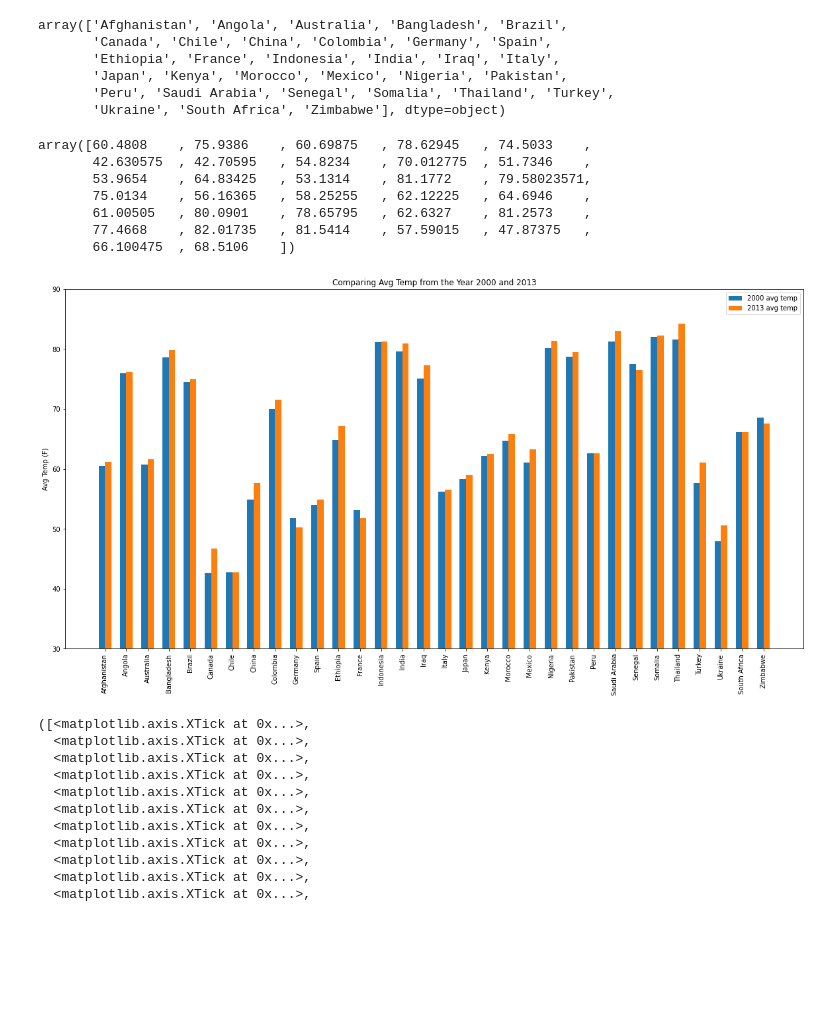
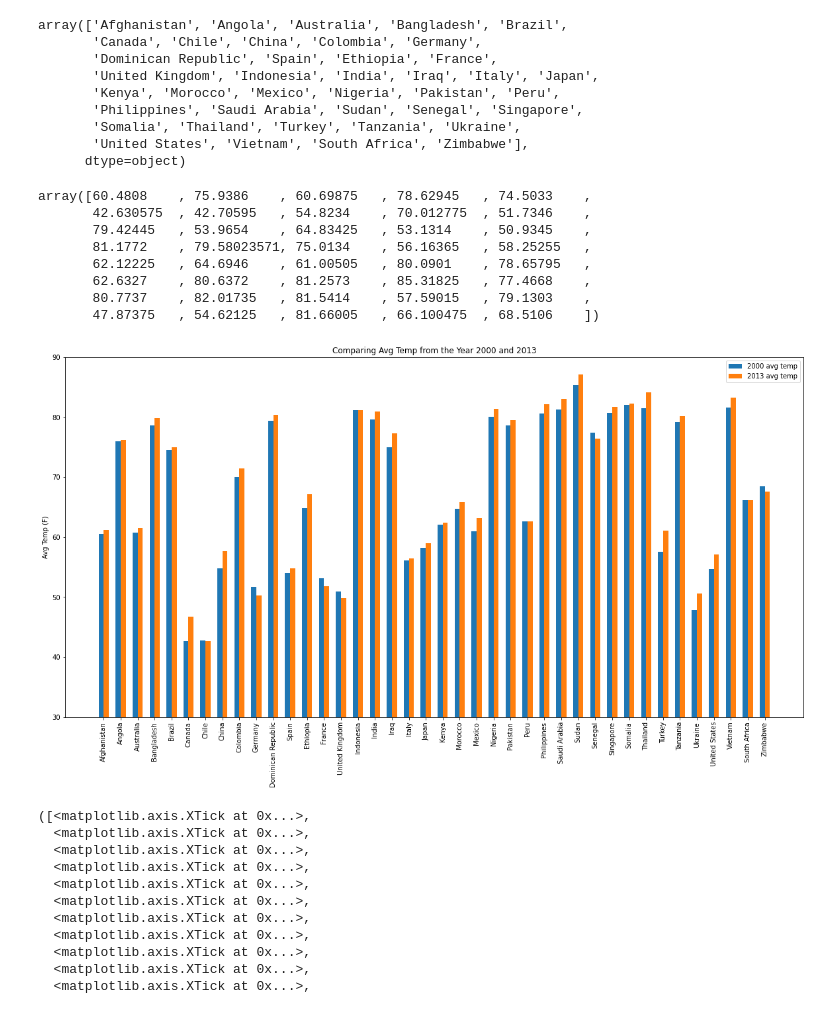
Before and after one commit to moriahtaylor1/climate-change-analysis, a Jupyter notebook: extreme_weather.ipynb, the cells around one changed output. Cells and saved outputs as stored; diff of their text form; code cells hidden in the pictures; blank space fills up the shorter version.

Commit message:
Changed avg temp graph and resaved in images folder

```diff
--- a/extreme_weather.ipynb
+++ b/extreme_weather.ipynb
@@ -36,51 +36,55 @@ combined_q4_data
 # %%
 #Check what countries
-unique_countries = combined_q4_data['country'].unique()
+unique_countries = question4_dfdata['country'].unique()
 unique_countries
 # %% [output]
 array(['Afghanistan', 'Angola', 'Australia', 'Bangladesh', 'Brazil',
-       'Canada', 'Chile', 'China', 'Colombia', 'Germany', 'Spain',
-       'Ethiopia', 'France', 'Indonesia', 'India', 'Iraq', 'Italy',
-       'Japan', 'Kenya', 'Morocco', 'Mexico', 'Nigeria', 'Pakistan',
-       'Peru', 'Saudi Arabia', 'Senegal', 'Somalia', 'Thailand', 'Turkey',
-       'Ukraine', 'South Africa', 'Zimbabwe'], dtype=object)
+       'Canada', 'Chile', 'China', 'Colombia', 'Germany',
+       'Dominican Republic', 'Spain', 'Ethiopia', 'France',
+       'United Kingdom', 'Indonesia', 'India', 'Iraq', 'Italy', 'Japan',
+       'Kenya', 'Morocco', 'Mexico', 'Nigeria', 'Pakistan', 'Peru',
+       'Philippines', 'Saudi Arabia', 'Sudan', 'Senegal', 'Singapore',
+       'Somalia', 'Thailand', 'Turkey', 'Tanzania', 'Ukraine',
+       'United States', 'Vietnam', 'South Africa', 'Zimbabwe'],
+      dtype=object)
 # %%
-combined_q4_data[combined_q4_data['year_x']==2000]['avg_temp_f'].unique()
+question4_dfdata[question4_dfdata['year']==2000]['avg_temp_f'].unique()
 # %% [output]
 array([60.4808    , 75.9386    , 60.69875   , 78.62945   , 74.5033    ,
        42.630575  , 42.70595   , 54.8234    , 70.012775  , 51.7346    ,
-       53.9654    , 64.83425   , 53.1314    , 81.1772    , 79.58023571,
-       75.0134    , 56.16365   , 58.25255   , 62.12225   , 64.6946    ,
-       61.00505   , 80.0901    , 78.65795   , 62.6327    , 81.2573    ,
-       77.4668    , 82.01735   , 81.5414    , 57.59015   , 47.87375   ,
-       66.100475  , 68.5106    ])
+       79.42445   , 53.9654    , 64.83425   , 53.1314    , 50.9345    ,
+       81.1772    , 79.58023571, 75.0134    , 56.16365   , 58.25255   ,
+       62.12225   , 64.6946    , 61.00505   , 80.0901    , 78.65795   ,
+       62.6327    , 80.6372    , 81.2573    , 85.31825   , 77.4668    ,
+       80.7737    , 82.01735   , 81.5414    , 57.59015   , 79.1303    ,
+       47.87375   , 54.62125   , 81.66005   , 66.100475  , 68.5106    ])
 # %%
 #Separate data into labels, avgtemp_2000 and avgtemp_2013
 labels = unique_countries
-avgtemp_2000 = combined_q4_data[combined_q4_data['year_x']==2000]['avg_temp_f'].unique()
-avgtemp_2013 = combined_q4_data[combined_q4_data['year_x']==2013]['avg_temp_f'].unique()
+avgtemp_2000 = question4_dfdata[question4_dfdata['year']==2000]['avg_temp_f'].unique()
+avgtemp_2013 = question4_dfdata[question4_dfdata['year']==2013]['avg_temp_f'].unique()
 
 #Create label locations and width of bars
 x = np.arange(len(labels))
 width = 0.3
 
 fig, ax = plt.subplots(figsize=(20,10))
 rects1 = ax.bar(x - width/2, avgtemp_2000, width, label='2000 avg temp')
 rects2 = ax.bar(x + width/2, avgtemp_2013, width, label='2013 avg temp')
 
 #Add some labels and customize
 ax.set_ylabel('Avg Temp (F)')
 ax.set_title('Comparing Avg Temp from the Year 2000 and 2013')
 ax.set_xticks(x)
 ax.set_xticklabels(labels, rotation=90)
 ax.legend()
 ax.set_ylim(30,90)
 
 fig.tight_layout
 plt.savefig("Images/AvgTemp_per_country.png")
 plt.show()
 # %% [output]
-[figure, old version]
+[figure, new version]
 # %%
 #Calculate total deaths globally per year
 total_deaths_list = []
```
Also changed, not shown: parts of 1 cell of this notebook, 1 other file.
